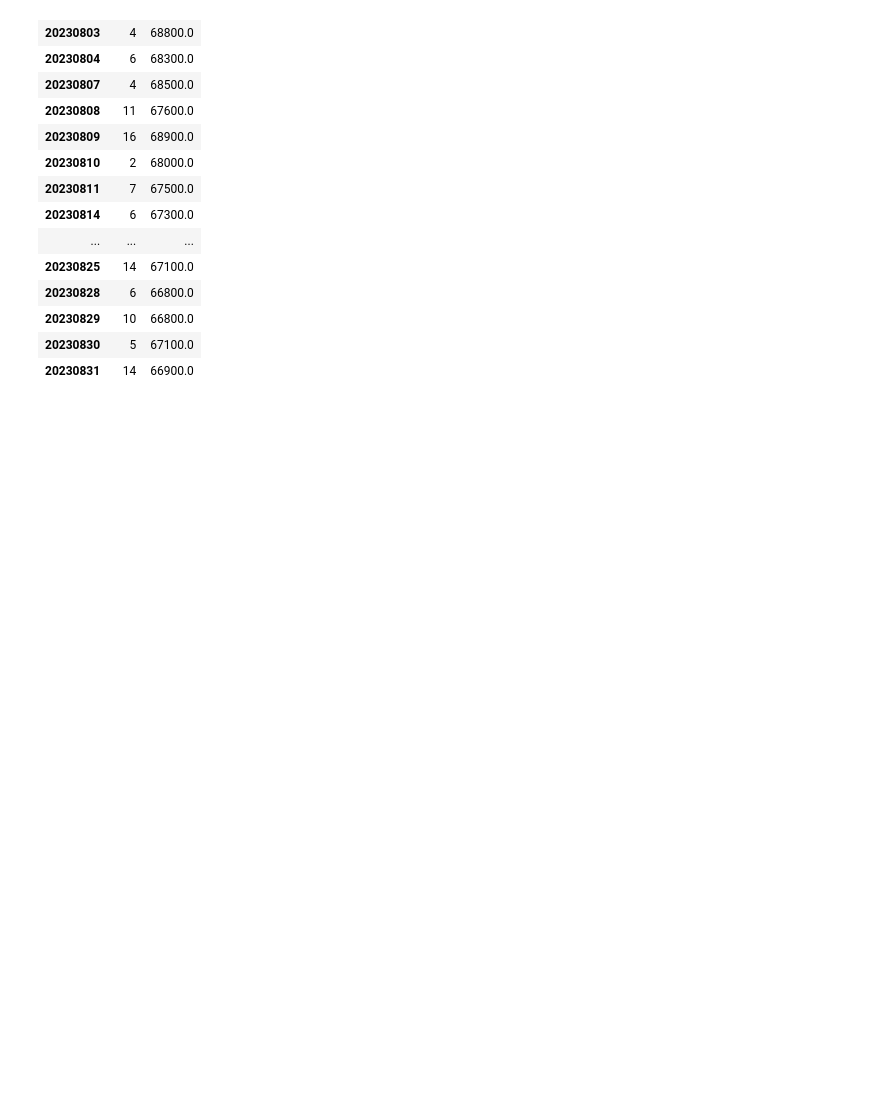
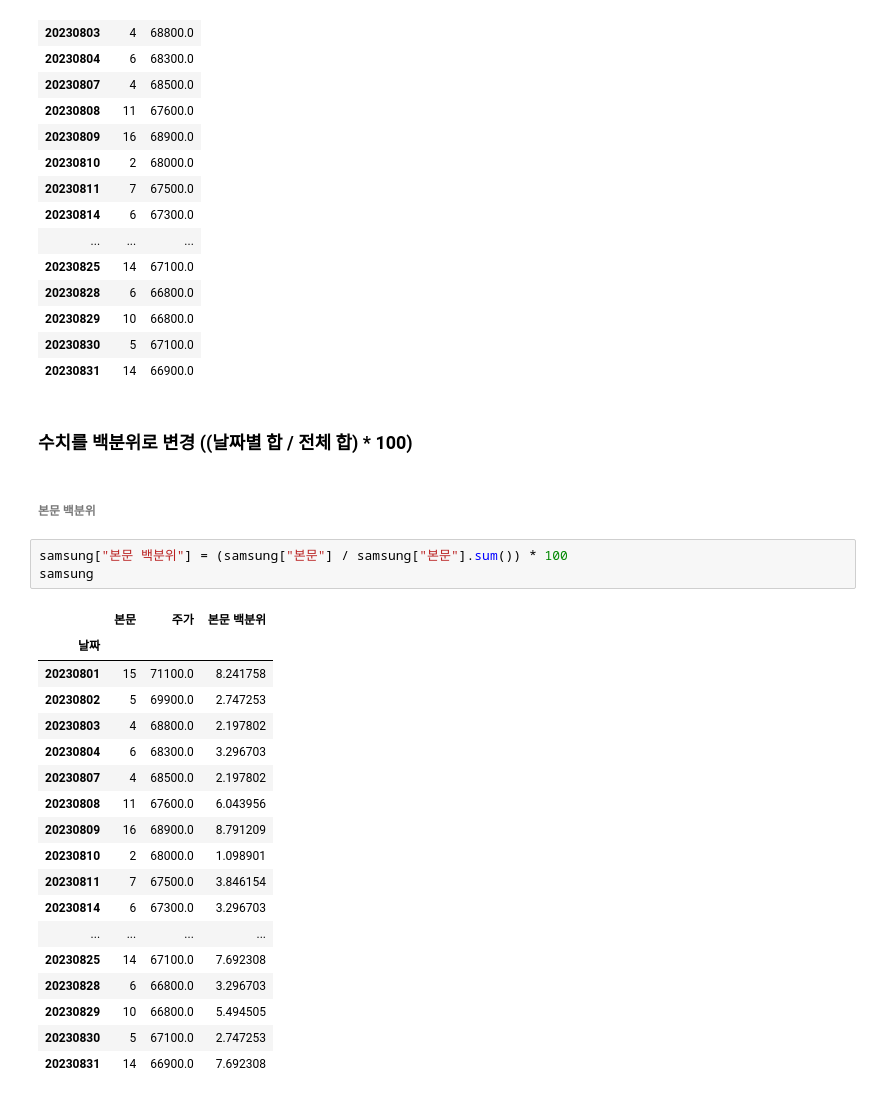
Before and after one commit to heedahan1619/Samsung_Electronics_project, a Jupyter notebook: samsung_electronics.ipynb, the cells around one changed output. Drawn from its saved outputs; the diff is of its cells as text; blank space fills up the shorter version.

Commit message:
수치를 백분위로 변경

```diff
--- a/samsung_electronics.ipynb
+++ b/samsung_electronics.ipynb
@@ -231,3 +231,29 @@ samsung
 | 20230829 | 10 | 66800.0 |
 | 20230830 | 5 | 67100.0 |
 | 20230831 | 14 | 66900.0 |
+# %% [markdown]
+### 수치를 백분위로 변경 ((날짜별 합 / 전체 합) * 100)
+# %% [markdown]
+###### 본문 백분위
+# %%
+samsung["본문 백분위"] = (samsung["본문"] / samsung["본문"].sum()) * 100
+samsung
+# %% [output]
+|  | 본문 | 주가 | 본문 백분위 |
+| 날짜 |  |  |  |
+| 20230801 | 15 | 71100.0 | 8.241758 |
+| 20230802 | 5 | 69900.0 | 2.747253 |
+| 20230803 | 4 | 68800.0 | 2.197802 |
+| 20230804 | 6 | 68300.0 | 3.296703 |
+| 20230807 | 4 | 68500.0 | 2.197802 |
+| 20230808 | 11 | 67600.0 | 6.043956 |
+| 20230809 | 16 | 68900.0 | 8.791209 |
+| 20230810 | 2 | 68000.0 | 1.098901 |
+| 20230811 | 7 | 67500.0 | 3.846154 |
+| 20230814 | 6 | 67300.0 | 3.296703 |
+| ... | ... | ... | ... |
+| 20230825 | 14 | 67100.0 | 7.692308 |
+| 20230828 | 6 | 66800.0 | 3.296703 |
+| 20230829 | 10 | 66800.0 | 5.494505 |
+| 20230830 | 5 | 67100.0 | 2.747253 |
+| 20230831 | 14 | 66900.0 | 7.692308 |
```
Also changed, not shown: parts of 2 cells of this notebook.
